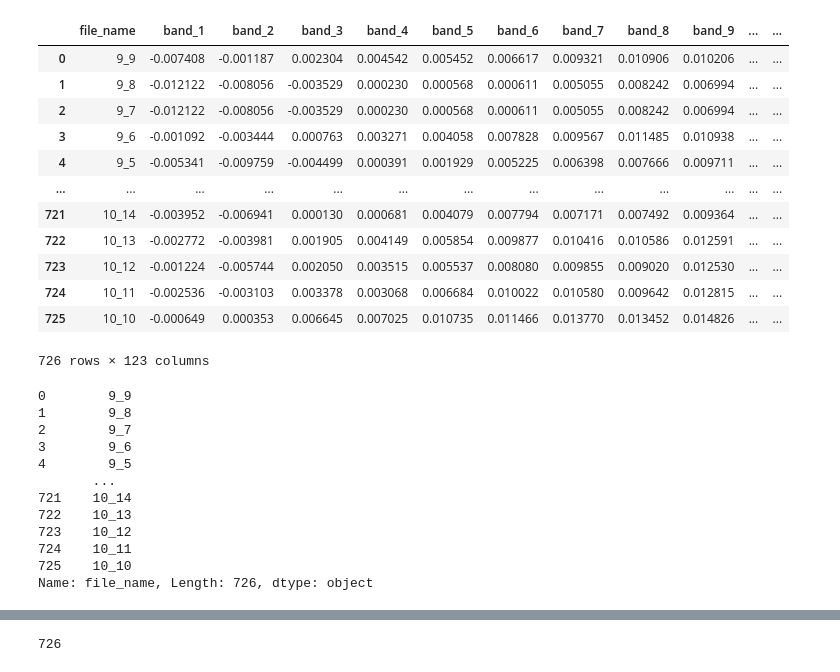
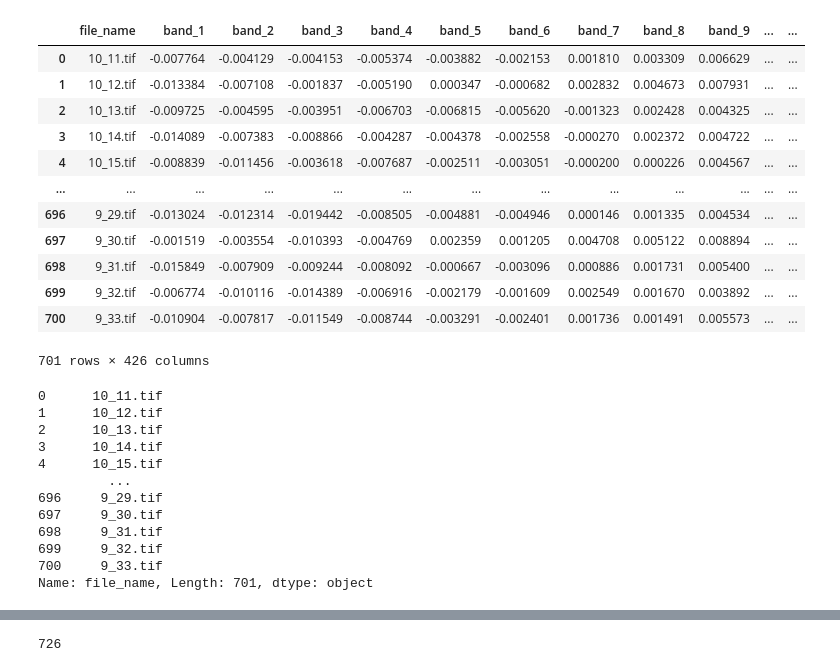
Before and after one commit to wenquchen/hytools, a Jupyter notebook: PLSR_AVIRIS_Trait_pdf_one_parameters_actual_ymax.ipynb, the cells around one changed output, grey strips where cells are left out. Drawn from its saved outputs; the diff is of its cells as text; code cells hidden in the pictures.

```diff
--- a/PLSR_AVIRIS_Trait_pdf_one_parameters_actual_ymax.ipynb
+++ b/PLSR_AVIRIS_Trait_pdf_one_parameters_actual_ymax.ipynb
@@ -30,36 +30,36 @@ from scipy import stats
 from scipy.optimize import curve_fit
 from scipy import asarray as ar,exp
 # %%
-df_spectral = pd.read_csv(r"D:\wenqu\aviris\PLSR\output.csv")
+df_spectral = pd.read_csv(r"F:\wenqu\Aviris\site2a\PLSR\aviris_single_pixel_band.csv")
 df_spectral
 # %% [output]
 |  | file_name | band_1 | band_2 | band_3 | band_4 | band_5 | band_6 | band_7 | band_8 | band_9 | ... | ... |
-| 0 | 9_9 | -0.007408 | -0.001187 | 0.002304 | 0.004542 | 0.005452 | 0.006617 | 0.009321 | 0.010906 | 0.010206 | ... | ... |
-| 1 | 9_8 | -0.012122 | -0.008056 | -0.003529 | 0.000230 | 0.000568 | 0.000611 | 0.005055 | 0.008242 | 0.006994 | ... | ... |
-| 2 | 9_7 | -0.012122 | -0.008056 | -0.003529 | 0.000230 | 0.000568 | 0.000611 | 0.005055 | 0.008242 | 0.006994 | ... | ... |
-| 3 | 9_6 | -0.001092 | -0.003444 | 0.000763 | 0.003271 | 0.004058 | 0.007828 | 0.009567 | 0.011485 | 0.010938 | ... | ... |
-| 4 | 9_5 | -0.005341 | -0.009759 | -0.004499 | 0.000391 | 0.001929 | 0.005225 | 0.006398 | 0.007666 | 0.009711 | ... | ... |
+| 0 | 10_11.tif | -0.007764 | -0.004129 | -0.004153 | -0.005374 | -0.003882 | -0.002153 | 0.001810 | 0.003309 | 0.006629 | ... | ... |
+| 1 | 10_12.tif | -0.013384 | -0.007108 | -0.001837 | -0.005190 | 0.000347 | -0.000682 | 0.002832 | 0.004673 | 0.007931 | ... | ... |
+| 2 | 10_13.tif | -0.009725 | -0.004595 | -0.003951 | -0.006703 | -0.006815 | -0.005620 | -0.001323 | 0.002428 | 0.004325 | ... | ... |
+| 3 | 10_14.tif | -0.014089 | -0.007383 | -0.008866 | -0.004287 | -0.004378 | -0.002558 | -0.000270 | 0.002372 | 0.004722 | ... | ... |
+| 4 | 10_15.tif | -0.008839 | -0.011456 | -0.003618 | -0.007687 | -0.002511 | -0.003051 | -0.000200 | 0.000226 | 0.004567 | ... | ... |
 | ... | ... | ... | ... | ... | ... | ... | ... | ... | ... | ... | ... | ... |
-| 721 | 10_14 | -0.003952 | -0.006941 | 0.000130 | 0.000681 | 0.004079 | 0.007794 | 0.007171 | 0.007492 | 0.009364 | ... | ... |
-| 722 | 10_13 | -0.002772 | -0.003981 | 0.001905 | 0.004149 | 0.005854 | 0.009877 | 0.010416 | 0.010586 | 0.012591 | ... | ... |
-| 723 | 10_12 | -0.001224 | -0.005744 | 0.002050 | 0.003515 | 0.005537 | 0.008080 | 0.009855 | 0.009020 | 0.012530 | ... | ... |
-| 724 | 10_11 | -0.002536 | -0.003103 | 0.003378 | 0.003068 | 0.006684 | 0.010022 | 0.010580 | 0.009642 | 0.012815 | ... | ... |
-| 725 | 10_10 | -0.000649 | 0.000353 | 0.006645 | 0.007025 | 0.010735 | 0.011466 | 0.013770 | 0.013452 | 0.014826 | ... | ... |
+| 696 | 9_29.tif | -0.013024 | -0.012314 | -0.019442 | -0.008505 | -0.004881 | -0.004946 | 0.000146 | 0.001335 | 0.004534 | ... | ... |
+| 697 | 9_30.tif | -0.001519 | -0.003554 | -0.010393 | -0.004769 | 0.002359 | 0.001205 | 0.004708 | 0.005122 | 0.008894 | ... | ... |
+| 698 | 9_31.tif | -0.015849 | -0.007909 | -0.009244 | -0.008092 | -0.000667 | -0.003096 | 0.000886 | 0.001731 | 0.005400 | ... | ... |
+| 699 | 9_32.tif | -0.006774 | -0.010116 | -0.014389 | -0.006916 | -0.002179 | -0.001609 | 0.002549 | 0.001670 | 0.003892 | ... | ... |
+| 700 | 9_33.tif | -0.010904 | -0.007817 | -0.011549 | -0.008744 | -0.003291 | -0.002401 | 0.001736 | 0.001491 | 0.005573 | ... | ... |
-726 rows × 123 columns
+701 rows × 426 columns
 # %%
 df_spectral['file_name']
 # %% [output]
-0        9_9
-1        9_8
-2        9_7
-3        9_6
-4        9_5
-       ...
-721    10_14
-722    10_13
-723    10_12
-724    10_11
-725    10_10
-Name: file_name, Length: 726, dtype: object
+0      10_11.tif
+1      10_12.tif
+2      10_13.tif
+3      10_14.tif
+4      10_15.tif
+         ...
+696     9_29.tif
+697     9_30.tif
+698     9_31.tif
+699     9_32.tif
+700     9_33.tif
+Name: file_name, Length: 701, dtype: object
 # %%
 band_name = []
```
Also changed, not shown: parts of 4 cells of this notebook, 7 other files.
